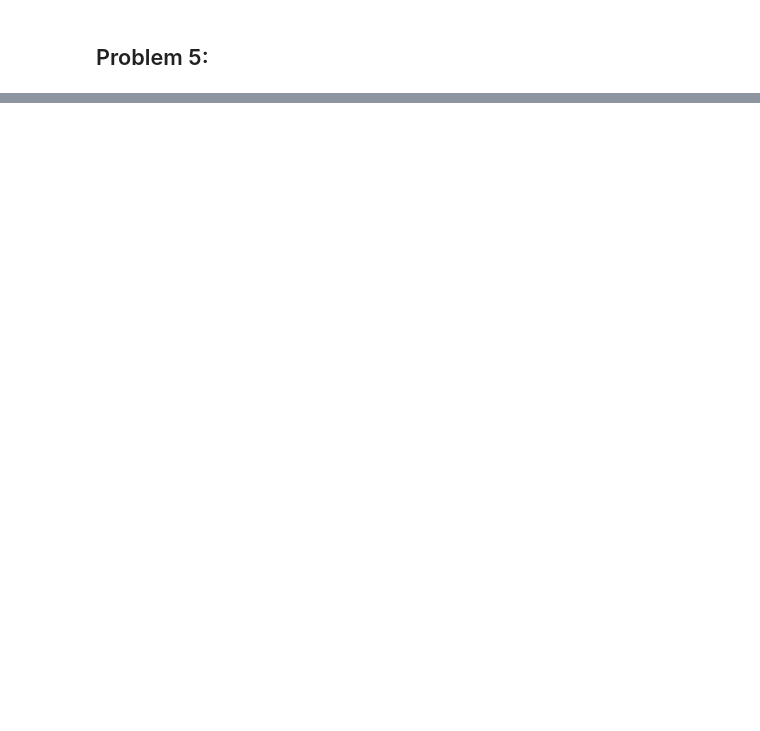
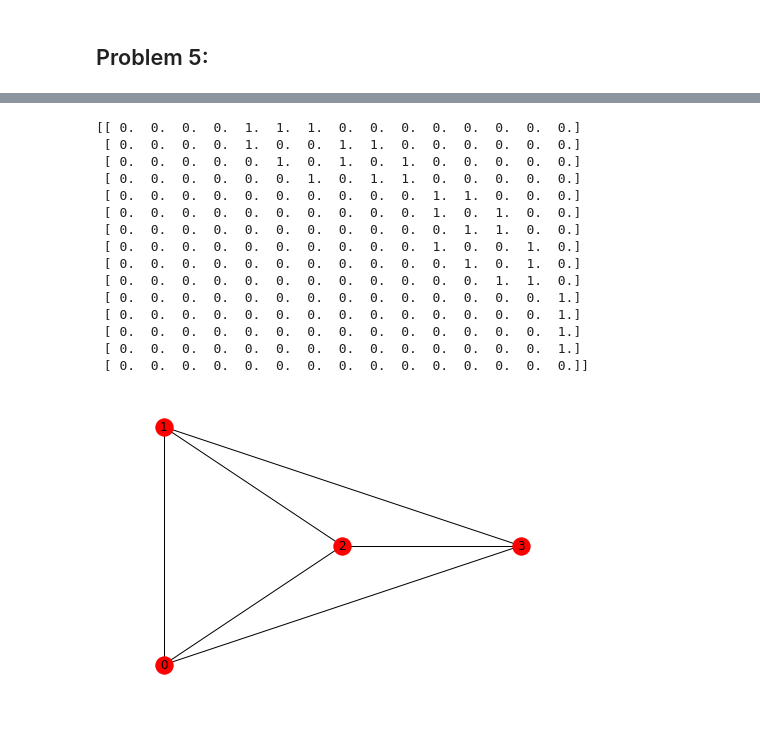
Before and after one commit to victoreram/TDA_Homework, a Jupyter notebook: KyleZimmer_HW1.ipynb, the cells around one changed output, grey strips where cells are left out. Cells and saved outputs as stored; diff of their text form; code cells hidden in the pictures; blank space fills up the shorter version.

```diff
--- a/KyleZimmer_HW1.ipynb
+++ b/KyleZimmer_HW1.ipynb
@@ -93,0 +185,28 @@ RipsGraph(p_rand, 15)
+# %%
+# Simple test case. It works!
+d = 2
+p_tri = [[0, 0], [0, 2], [0.5, 1], [1, 1]] #,[2, 0], [2, 2]]
+
+g = RipsGraph(p_tri, d)
+pos = nx.get_node_attributes(g,"pos")
+labels = nx.get_node_attributes(g,"label")
+b_mat = RipsComplex(p_tri, d)
+print(b_mat)
+nx.draw(g, pos=pos, labels=labels)
+# %% [output]
+[[ 0.  0.  0.  0.  1.  1.  1.  0.  0.  0.  0.  0.  0.  0.  0.]
+ [ 0.  0.  0.  0.  1.  0.  0.  1.  1.  0.  0.  0.  0.  0.  0.]
+ [ 0.  0.  0.  0.  0.  1.  0.  1.  0.  1.  0.  0.  0.  0.  0.]
+ [ 0.  0.  0.  0.  0.  0.  1.  0.  1.  1.  0.  0.  0.  0.  0.]
+ [ 0.  0.  0.  0.  0.  0.  0.  0.  0.  0.  1.  1.  0.  0.  0.]
+ [ 0.  0.  0.  0.  0.  0.  0.  0.  0.  0.  1.  0.  1.  0.  0.]
+ [ 0.  0.  0.  0.  0.  0.  0.  0.  0.  0.  0.  1.  1.  0.  0.]
+ [ 0.  0.  0.  0.  0.  0.  0.  0.  0.  0.  1.  0.  0.  1.  0.]
+ [ 0.  0.  0.  0.  0.  0.  0.  0.  0.  0.  0.  1.  0.  1.  0.]
+ [ 0.  0.  0.  0.  0.  0.  0.  0.  0.  0.  0.  0.  1.  1.  0.]
+ [ 0.  0.  0.  0.  0.  0.  0.  0.  0.  0.  0.  0.  0.  0.  1.]
+ [ 0.  0.  0.  0.  0.  0.  0.  0.  0.  0.  0.  0.  0.  0.  1.]
+ [ 0.  0.  0.  0.  0.  0.  0.  0.  0.  0.  0.  0.  0.  0.  1.]
+ [ 0.  0.  0.  0.  0.  0.  0.  0.  0.  0.  0.  0.  0.  0.  1.]
+ [ 0.  0.  0.  0.  0.  0.  0.  0.  0.  0.  0.  0.  0.  0.  0.]]
+[figure, added]
```
Also changed, not shown: parts of 9 cells of this notebook.
